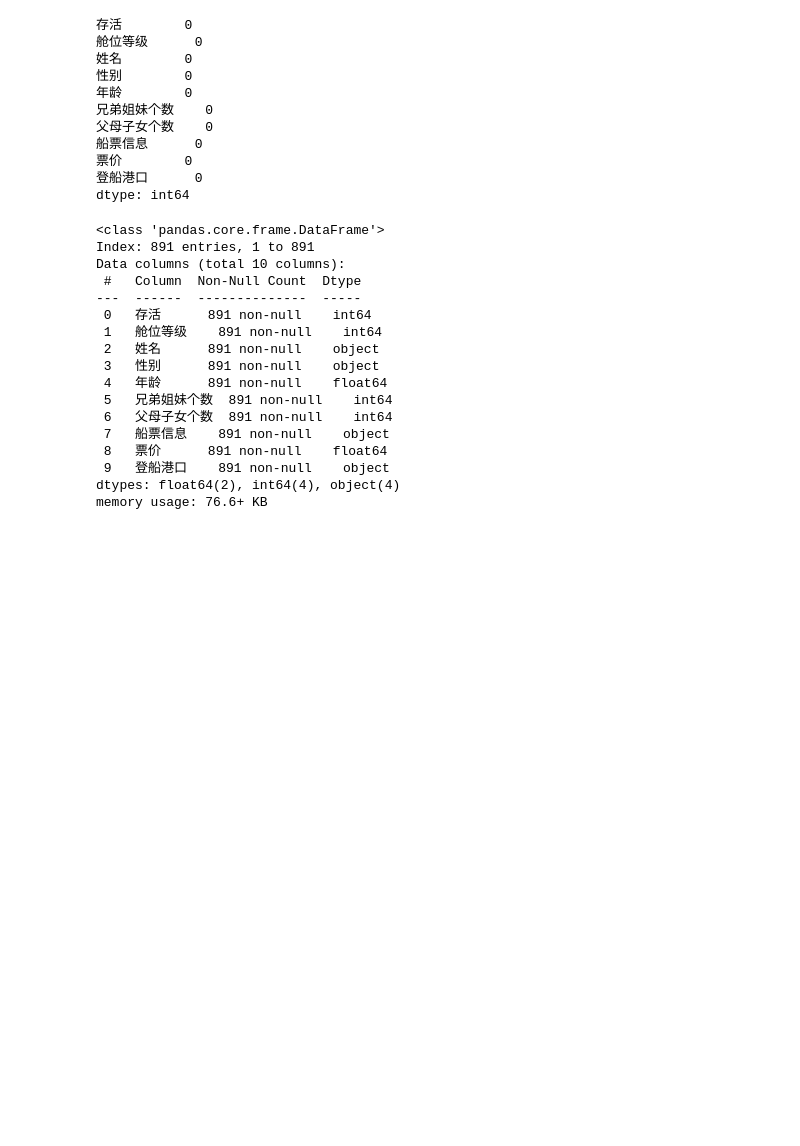
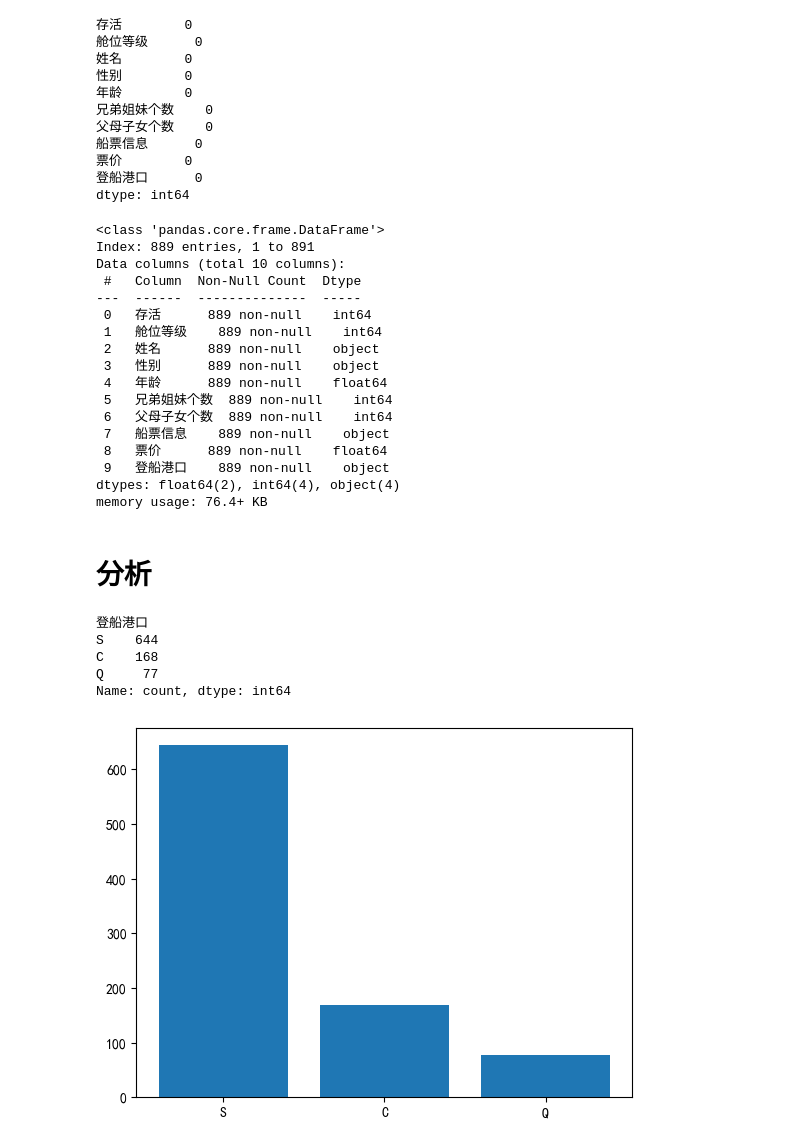
Before and after one commit to dengwangtao/2024-Data-Mining-Course, a Jupyter notebook: 实验1/main.ipynb, the cells around one changed output. Drawn from its saved outputs; the diff is of its cells as text; code cells hidden in the pictures; blank space fills up the shorter version.

```diff
--- a/实验1/main.ipynb
+++ b/实验1/main.ipynb
@@ -125,6 +105,5 @@ train_data.isnull().sum()
 dtype: int64
 # %%
 # 以均值替换年龄
-train_data.fillna(train_data['年龄'].mean(), inplace=True)
-
-train_data
+age_mean = train_data['年龄'].mean()
+train_data['年龄'] = train_data[['年龄']].fillna(age_mean)
@@ -203,19 +158,41 @@ dtype: int64
 train_data.info()
 # %% [output]
 <class 'pandas.core.frame.DataFrame'>
-Index: 891 entries, 1 to 891
+Index: 889 entries, 1 to 891
 Data columns (total 10 columns):
  #   Column  Non-Null Count  Dtype
 ---  ------  --------------  -----
- 0   存活      891 non-null    int64
- 1   舱位等级    891 non-null    int64
- 2   姓名      891 non-null    object
- 3   性别      891 non-null    object
- 4   年龄      891 non-null    float64
- 5   兄弟姐妹个数  891 non-null    int64
- 6   父母子女个数  891 non-null    int64
- 7   船票信息    891 non-null    object
- 8   票价      891 non-null    float64
- 9   登船港口    891 non-null    object
+ 0   存活      889 non-null    int64
+ 1   舱位等级    889 non-null    int64
+ 2   姓名      889 non-null    object
+ 3   性别      889 non-null    object
+ 4   年龄      889 non-null    float64
+ 5   兄弟姐妹个数  889 non-null    int64
+ 6   父母子女个数  889 non-null    int64
+ 7   船票信息    889 non-null    object
+ 8   票价      889 non-null    float64
+ 9   登船港口    889 non-null    object
 dtypes: float64(2), int64(4), object(4)
-memory usage: 76.6+ KB
+memory usage: 76.4+ KB
+# %% [markdown]
+# 分析
+# %%
+train_data['登船港口'].value_counts()
+# %% [output]
+登船港口
+S    644
+C    168
+Q     77
+Name: count, dtype: int64
+# %%
+from collections import Counter
+
+cnt = Counter(train_data['登船港口'])
+
+k = cnt.keys()
+v = cnt.values()
+
+plt.bar(k, v)
+plt.show()
+# %% [output]
+[figure, added]
```
Also changed, not shown: parts of 35 cells of this notebook, 1 other file.
